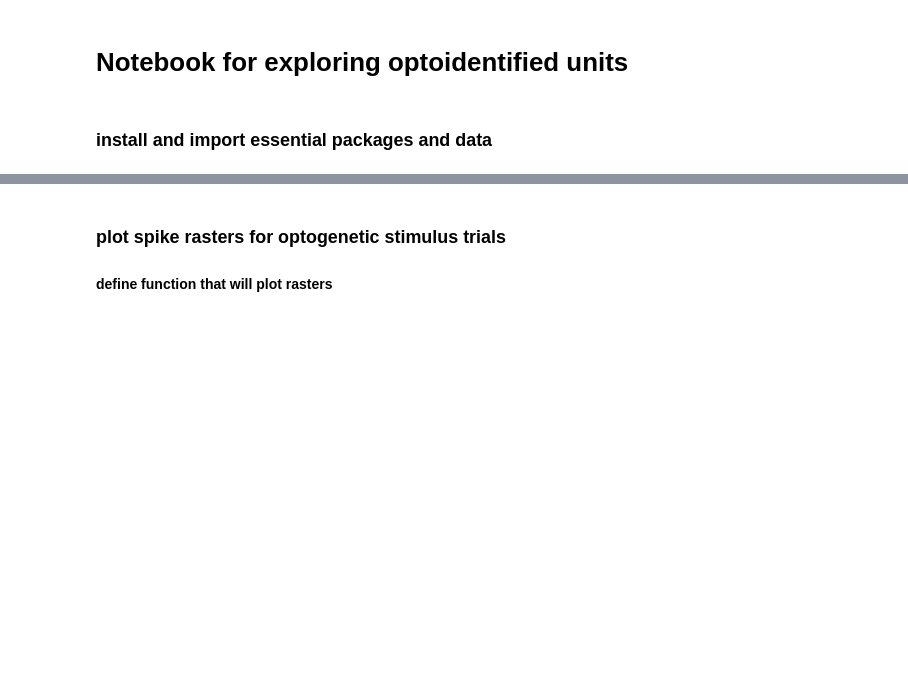
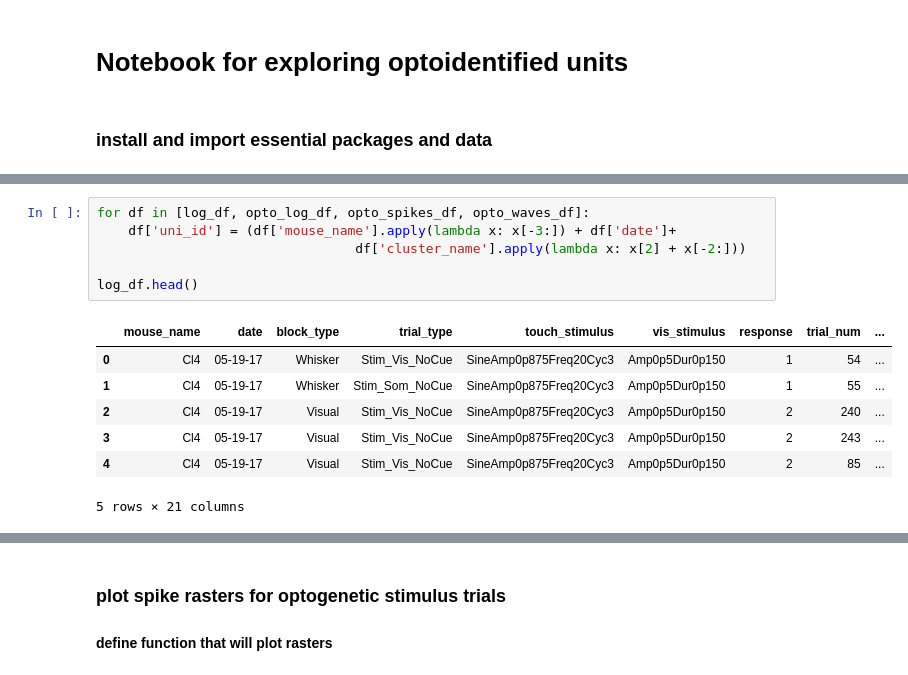
Before and after one commit to efinkel/Claustrum_analysis, a Jupyter notebook: Optogenetic_analysis_notebook-Copy1.ipynb, the cells around one changed output, grey strips where cells are left out. Drawn from its saved outputs; the diff is of its cells as text; blank space fills up the shorter version.

```diff
--- a/Optogenetic_analysis_notebook-Copy1.ipynb
+++ b/Optogenetic_analysis_notebook-Copy1.ipynb
@@ -98,3 +107,17 @@ log_df = log_df.reset_index(drop=True)
+# %%
+for df in [log_df, opto_log_df, opto_spikes_df, opto_waves_df]:
+    df['uni_id'] = (df['mouse_name'].apply(lambda x: x[-3:]) + df['date']+
+                                 df['cluster_name'].apply(lambda x: x[2] + x[-2:]))
+
+log_df.head()
+# %% [output]
+|  | mouse_name | date | block_type | trial_type | touch_stimulus | vis_stimulus | response | trial_num | ... |
+| 0 | Cl4 | 05-19-17 | Whisker | Stim_Vis_NoCue | SineAmp0p875Freq20Cyc3 | Amp0p5Dur0p150 | 1 | 54 | ... |
+| 1 | Cl4 | 05-19-17 | Whisker | Stim_Som_NoCue | SineAmp0p875Freq20Cyc3 | Amp0p5Dur0p150 | 1 | 55 | ... |
+| 2 | Cl4 | 05-19-17 | Visual | Stim_Vis_NoCue | SineAmp0p875Freq20Cyc3 | Amp0p5Dur0p150 | 2 | 240 | ... |
+| 3 | Cl4 | 05-19-17 | Visual | Stim_Vis_NoCue | SineAmp0p875Freq20Cyc3 | Amp0p5Dur0p150 | 2 | 243 | ... |
+| 4 | Cl4 | 05-19-17 | Visual | Stim_Vis_NoCue | SineAmp0p875Freq20Cyc3 | Amp0p5Dur0p150 | 2 | 85 | ... |
+5 rows × 21 columns
 # %%
 unique_sessions = opto_log_df[['mouse_name', 'date']].drop_duplicates().reset_index(drop = True)
 
```
Also changed, not shown: parts of 19 cells of this notebook.
